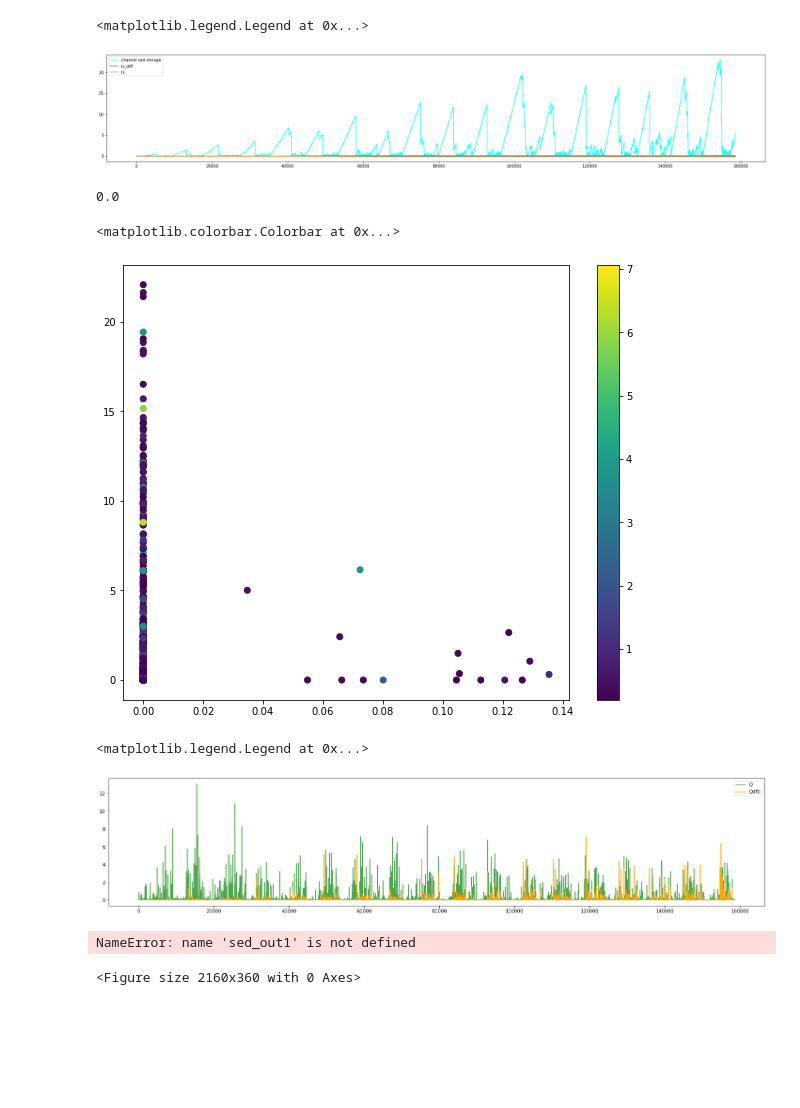
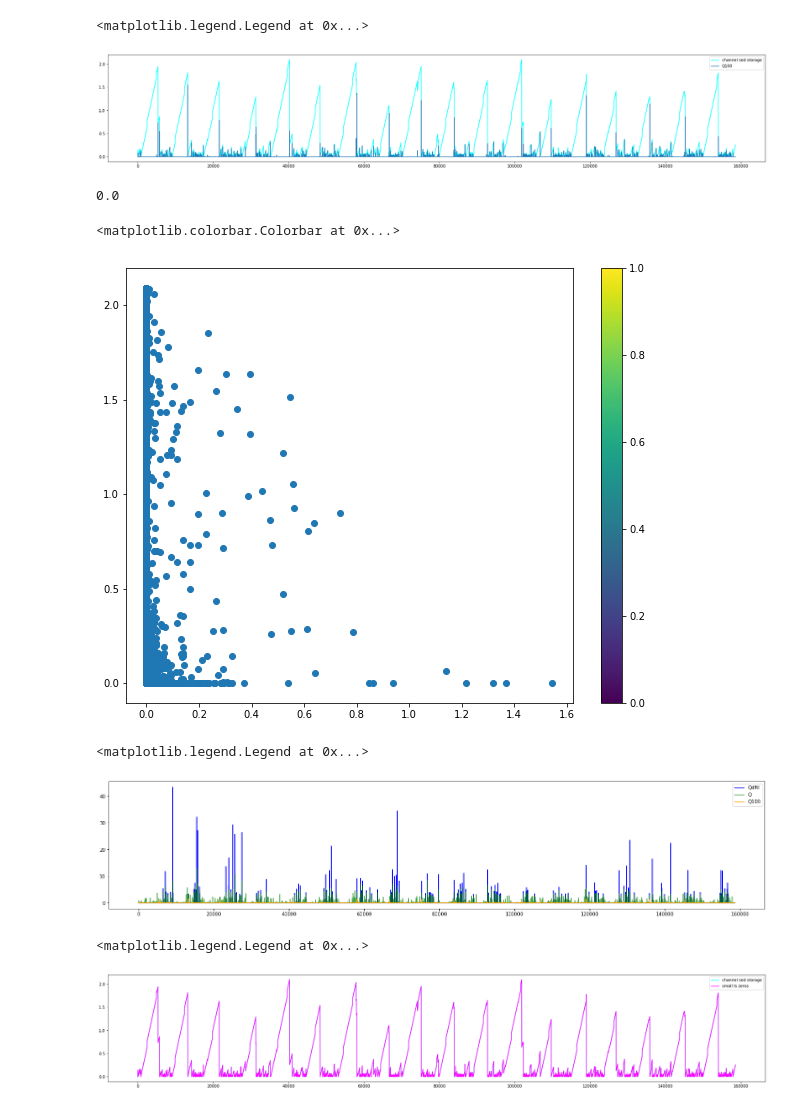
Before and after one commit to varyabazilova/hma_sediments, a Jupyter notebook: sediment_scenarios/test.ipynb, the cells around one changed output. Saved outputs shown, nothing was run; the diff lists cells and outputs as text; code cells hidden in the pictures; blank space fills up the shorter version.

```diff
--- a/sediment_scenarios/test.ipynb
+++ b/sediment_scenarios/test.ipynb
@@ -115,37 +88,38 @@ sed_out['ls_diff'] = sed_out.ls.diff()
 
 plt.figure(figsize = (30, 5))
 sed_out.sc.plot(color = 'cyan', label = 'channel sed storage')
-sed_out.ls_diff.plot(label = 'ls_diff')
-sed_out.ls.plot(label = 'ls')#, alpha = 0.3)
+sed_out.Q100.plot(label = 'Q100')
 
 plt.legend()
 # %% [output]
 <matplotlib.legend.Legend at 0x...>
-[figure, old version]
+[figure, new version]
 # %%
 sed_out.ls_diff.mean()
 # %% [output]
 0.0
 # %%
+
+sed_out = sed_out[sed_out.Q100 > -1]
+
 plt.figure(figsize = (10,8))
 
-plt.scatter(y = sed_out2.sc, x = sed_out2.ls, c = sed_out2.Q100)
-
+plt.scatter(y = sed_out.sc, x = sed_out.Q100)#, c = sed_out.index)
 plt.colorbar()
 # %% [output]
 <matplotlib.colorbar.Colorbar at 0x...>
-[figure, old version]
+[figure, new version]
 # %%
 
 plt.figure(figsize = (25, 5))
-# sed_out1.Qstl.plot(color = 'blue', label = 'Qdftl')
+sed_out.Qdftl.plot(color = 'blue', label = 'Qdftl')
 hydro_out.Q.plot(color = 'green', label = 'Q', alpha = 0.7)
-sed_out.Q100.plot(color = 'orange', label = 'Qdftl')
+sed_out.Q100.plot(color = 'orange', label = 'Q100')
 
 plt.legend()
 # %% [output]
 <matplotlib.legend.Legend at 0x...>
-[figure, old version]
+[figure, new version]
 # %%
 # plt.figure(figsize = (25, 5))
 # sed_out1.Q100.plot()
@@ -155,12 +129,12 @@ sed_out_new = pd.read_csv('/Users/varyabazilova/Desktop/paper2/sediment_scenario
 # %%
 
 plt.figure(figsize = (30, 5))
-sed_out1.sc.plot(color = 'cyan', label = 'channel sed storage')
-sed_out_new.sc.plot(color = 'magenta', label = 'small ls zeros', alpha = 0.6)
+sed_out.sc.plot(color = 'cyan', label = 'channel sed storage')
+sed_out_new.sc.plot(color = 'magenta', label = 'small ls zeros')
 # plt.ylim(0, 0.6)
 # sed_out1.Qdftl.plot(color = 'orange', label = 'Qdftl') # [mm/h]
 # sed_out1.Q100.plot(label = 'Q100')
 plt.legend()
 # %% [output]
-NameError: name 'sed_out1' is not defined
+<matplotlib.legend.Legend at 0x...>
-<Figure size 2160x360 with 0 Axes>
+[figure, added]
```
Also changed, not shown: parts of 8 cells of this notebook, 6 other files.
